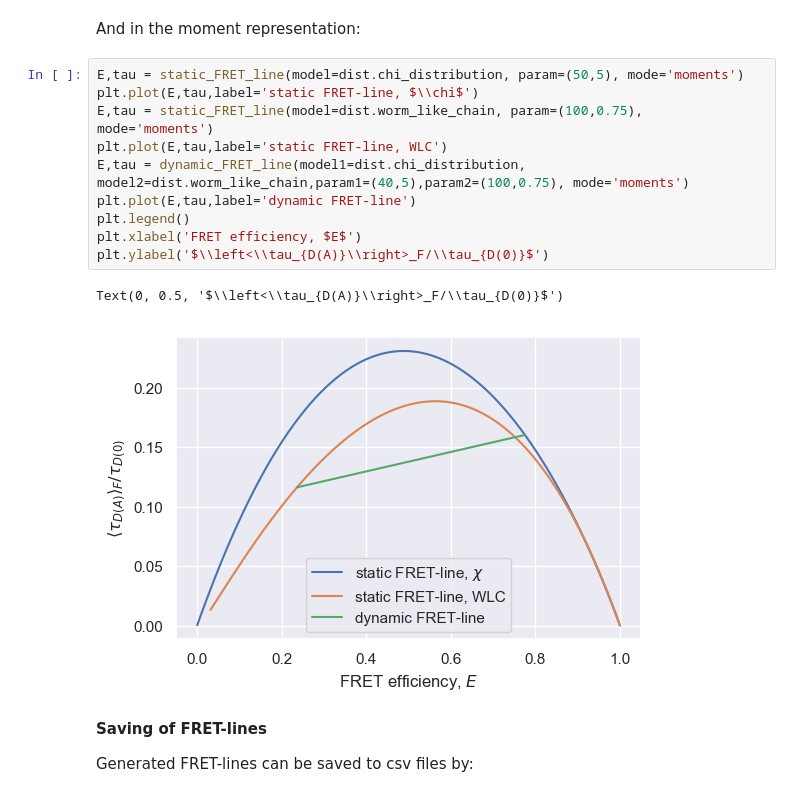
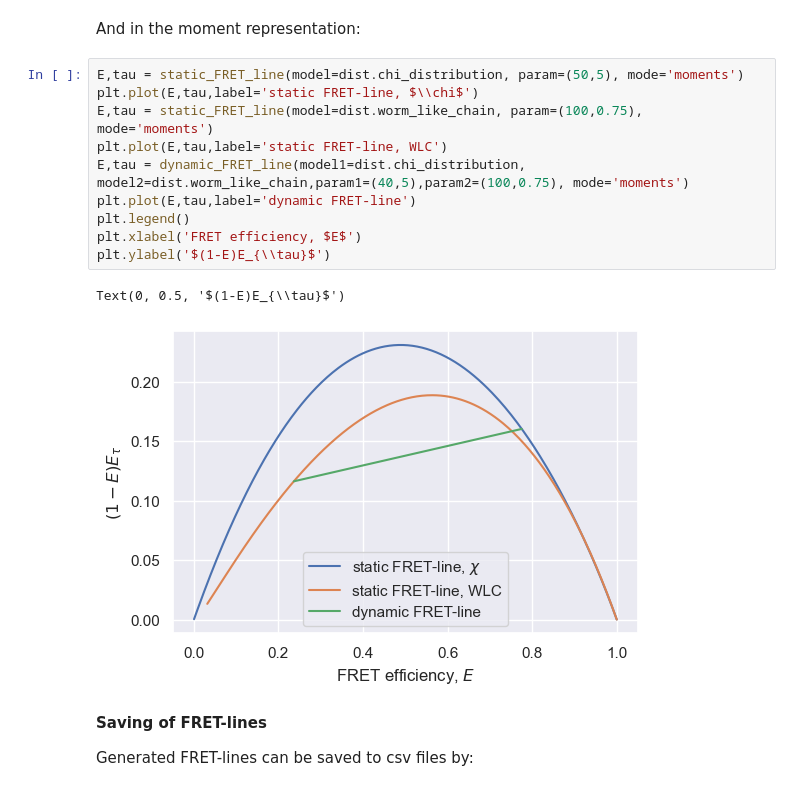
Before and after one commit to Fluorescence-Tools/FRETlines, a Jupyter notebook: FRETlines.ipynb, the cells around one changed output. Cells and saved outputs as stored; diff of their text form.

Commit message:
Fixed ylabel for moment representation in notebooks.

```diff
--- a/FRETlines.ipynb
+++ b/FRETlines.ipynb
@@ -207,16 +207,16 @@ And in the moment representation:
 # %%
 E,tau = static_FRET_line(model=dist.chi_distribution, param=(50,5), mode='moments')
 plt.plot(E,tau,label='static FRET-line, $\\chi$')
 E,tau = static_FRET_line(model=dist.worm_like_chain, param=(100,0.75), mode='moments')
 plt.plot(E,tau,label='static FRET-line, WLC')
 E,tau = dynamic_FRET_line(model1=dist.chi_distribution, model2=dist.worm_like_chain,param1=(40,5),param2=(100,0.75), mode='moments')
 plt.plot(E,tau,label='dynamic FRET-line')
 plt.legend()
 plt.xlabel('FRET efficiency, $E$')
-plt.ylabel('$\\left<\\tau_{D(A)}\\right>_F/\\tau_{D(0)}$')
+plt.ylabel('$(1-E)E_{\\tau}$')
 # %% [output]
-Text(0, 0.5, '$\\left<\\tau_{D(A)}\\right>_F/\\tau_{D(0)}$')
+Text(0, 0.5, '$(1-E)E_{\\tau}$')
-[figure, old version]
+[figure, new version]
 # %% [markdown]
 **Saving of FRET-lines**
 
```
Also changed, not shown: parts of 9 cells of this notebook, 1 other file.
